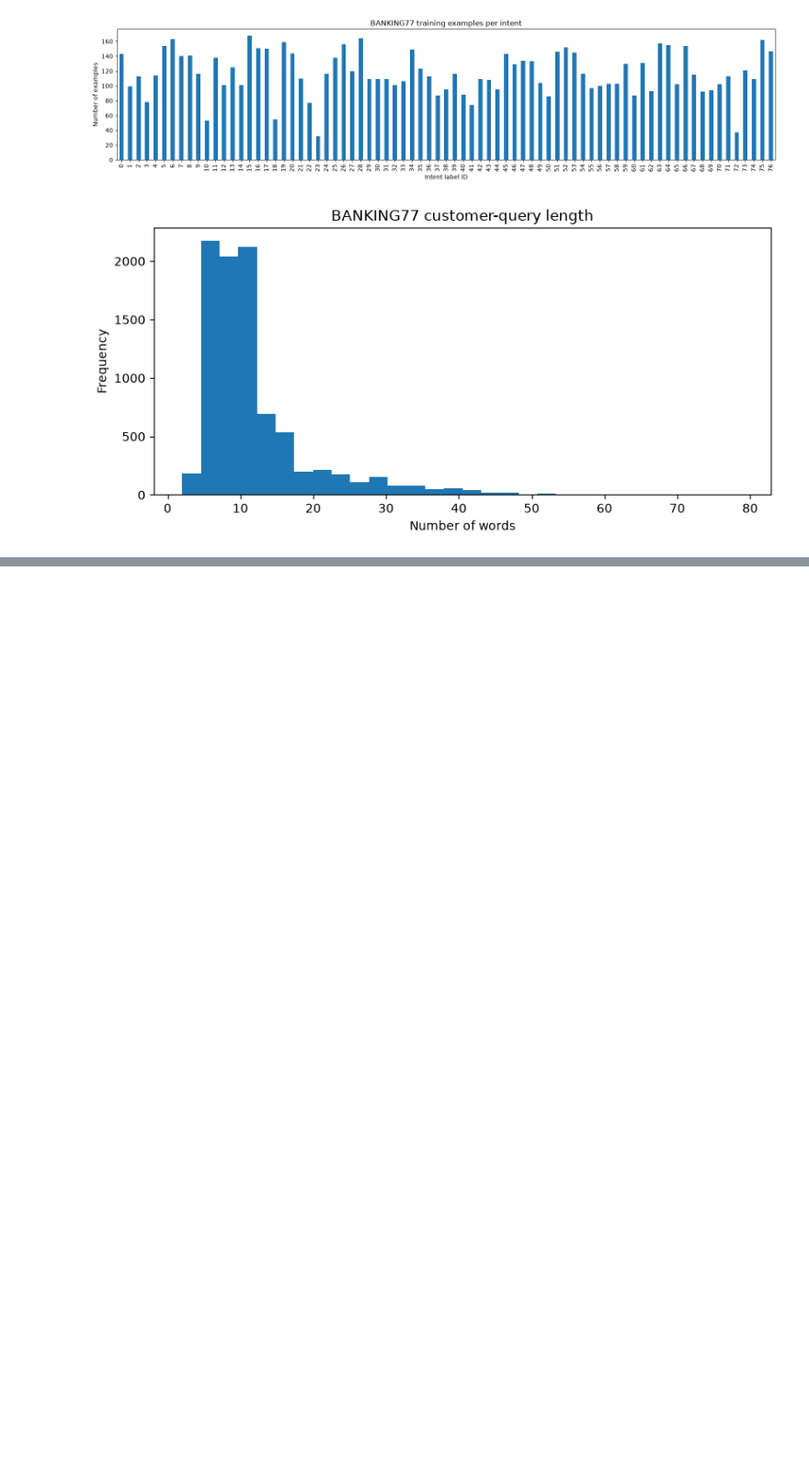
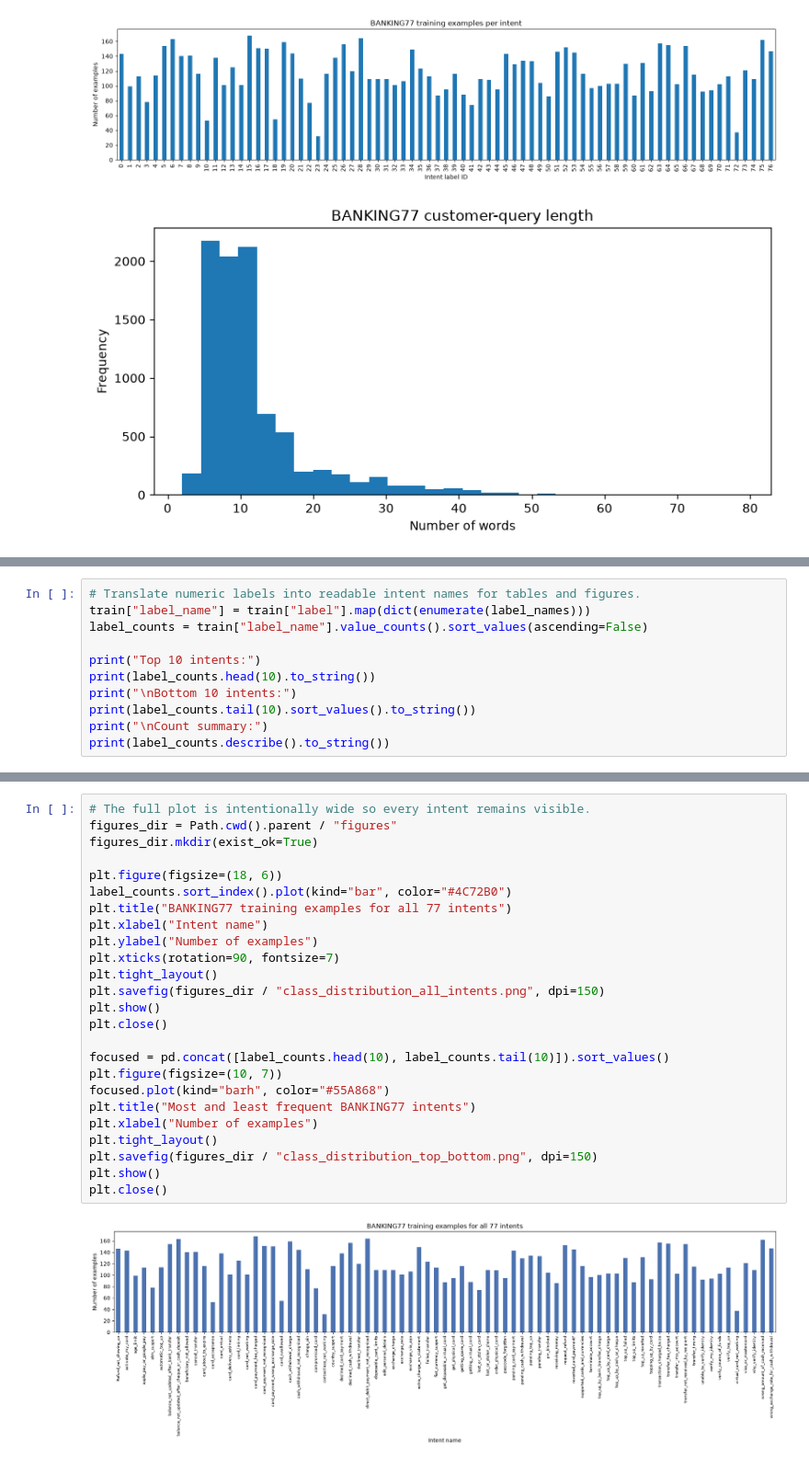
Before and after one commit to skeita/Fine-grained-banking-intent-classification, a Jupyter notebook: notebooks/01_eda_executed.ipynb, the cells around one changed output, grey strips where cells are left out. Shown at 92% size. Drawn from its saved outputs; the diff is of its cells as text; blank space fills up the shorter version.

Commit message:
feat: expand banking77 exploratory analysis

```diff
--- a/notebooks/01_eda_executed.ipynb
+++ b/notebooks/01_eda_executed.ipynb
@@ -119,0 +164,11 @@ plt.close()
+# %%
+# Translate numeric labels into readable intent names for tables and figures.
+train["label_name"] = train["label"].map(dict(enumerate(label_names)))
+label_counts = train["label_name"].value_counts().sort_values(ascending=False)
+
+print("Top 10 intents:")
+print(label_counts.head(10).to_string())
+print("\nBottom 10 intents:")
+print(label_counts.tail(10).sort_values().to_string())
+print("\nCount summary:")
+print(label_counts.describe().to_string())
@@ -119,0 +199,27 @@ plt.close()
+# %%
+# The full plot is intentionally wide so every intent remains visible.
+figures_dir = Path.cwd().parent / "figures"
+figures_dir.mkdir(exist_ok=True)
+
+plt.figure(figsize=(18, 6))
+label_counts.sort_index().plot(kind="bar", color="#4C72B0")
+plt.title("BANKING77 training examples for all 77 intents")
+plt.xlabel("Intent name")
+plt.ylabel("Number of examples")
+plt.xticks(rotation=90, fontsize=7)
+plt.tight_layout()
+plt.savefig(figures_dir / "class_distribution_all_intents.png", dpi=150)
+plt.show()
+plt.close()
+
+focused = pd.concat([label_counts.head(10), label_counts.tail(10)]).sort_values()
+plt.figure(figsize=(10, 7))
+focused.plot(kind="barh", color="#55A868")
+plt.title("Most and least frequent BANKING77 intents")
+plt.xlabel("Number of examples")
+plt.tight_layout()
+plt.savefig(figures_dir / "class_distribution_top_bottom.png", dpi=150)
+plt.show()
+plt.close()
+# %% [output]
+[figure, added]
```
Also changed, not shown: parts of 11 cells of this notebook, 3 other files.
